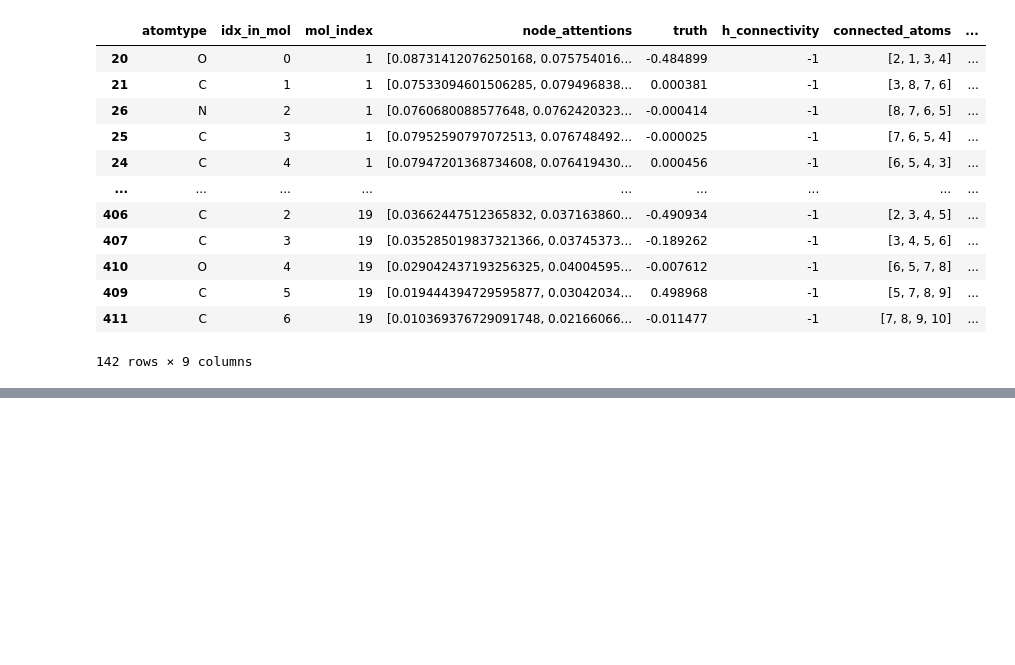
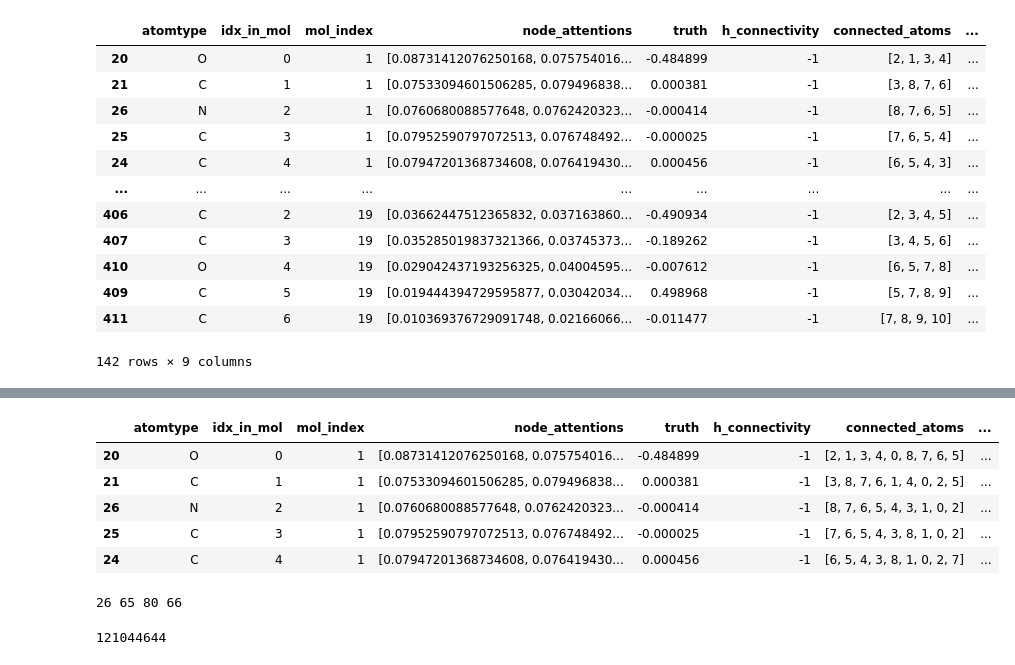
Before and after one commit to rinikerlab/DASH-tree, a Jupyter notebook: serenityff/torsion/examples/04_build_a_decision_tree.ipynb, the cells around one changed output, grey strips where cells are left out. Cells and saved outputs as stored; diff of their text form; code cells hidden in the pictures; blank space fills up the shorter version.

```diff
--- a/serenityff/torsion/examples/04_build_a_decision_tree.ipynb
+++ b/serenityff/torsion/examples/04_build_a_decision_tree.ipynb
@@ -112,0 +149,9 @@ example_tree.tree_storage[6]
+# %%
+tree_constructor.df.head()
+# %% [output]
+|  | atomtype | idx_in_mol | mol_index | node_attentions | truth | h_connectivity | connected_atoms | ... |
+| 20 | O | 0 | 1 | [0.08731412076250168, 0.075754016... | -0.484899 | -1 | [2, 1, 3, 4, 0, 8, 7, 6, 5] | ... |
+| 21 | C | 1 | 1 | [0.07533094601506285, 0.079496838... | 0.000381 | -1 | [3, 8, 7, 6, 1, 4, 0, 2, 5] | ... |
+| 26 | N | 2 | 1 | [0.0760680088577648, 0.0762420323... | -0.000414 | -1 | [8, 7, 6, 5, 4, 3, 1, 0, 2] | ... |
+| 25 | C | 3 | 1 | [0.07952590797072513, 0.076748492... | -0.000025 | -1 | [7, 6, 5, 4, 3, 8, 1, 0, 2] | ... |
+| 24 | C | 4 | 1 | [0.07947201368734608, 0.076419430... | 0.000456 | -1 | [6, 5, 4, 3, 8, 1, 0, 2, 7] | ... |
@@ -113 +162,9 @@ example_tree.tree_storage[6]
+# %%
+print(af1, af2, af3, af4)
+# %% [output]
+26 65 80 66
+# %%
+get_canon_torsion_feature(af1, af2, af3, af4)
+# %% [output]
+121044644
 # %%
```
Also changed, not shown: parts of 37 cells of this notebook, 7 other files.
